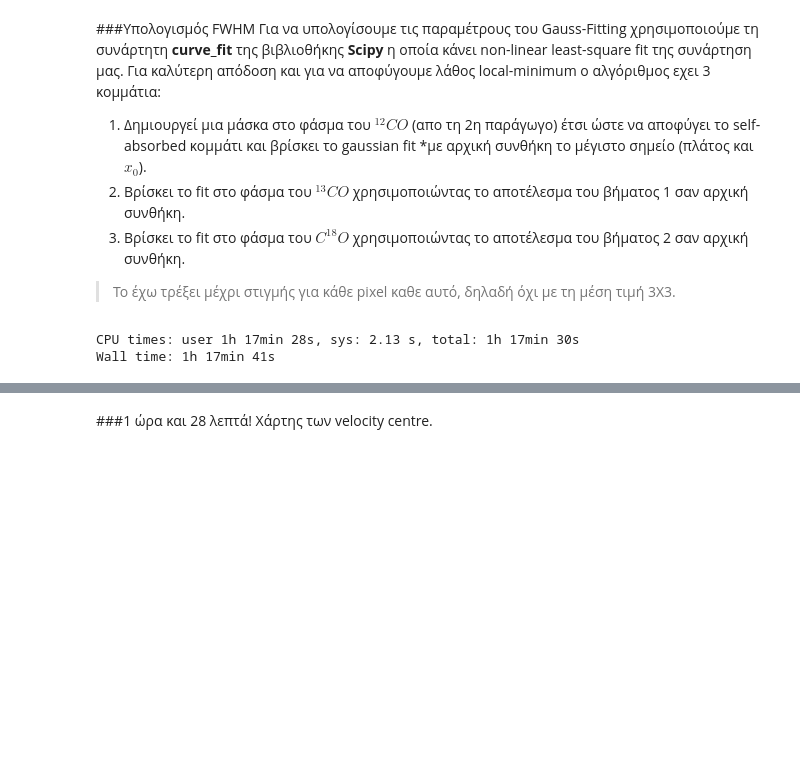
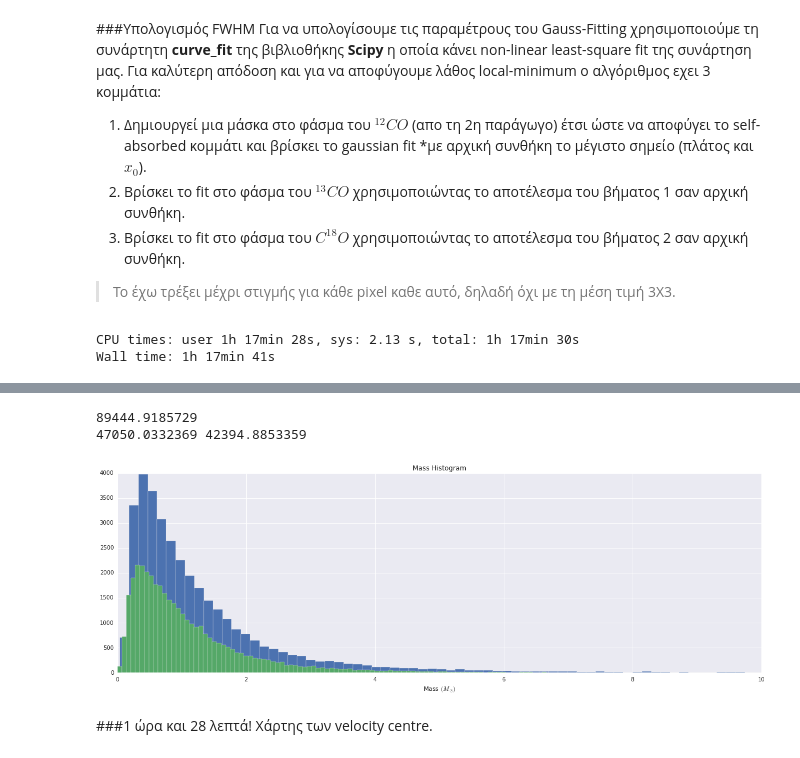
Before and after one commit to Mixpap/Ptyxiaki, a Jupyter notebook: Optical Depth.ipynb, the cells around one changed output, grey strips where cells are left out. Saved outputs shown, nothing was run; the diff lists cells and outputs as text; code cells hidden in the pictures; blank space fills up the shorter version.

```diff
--- a/Optical Depth.ipynb
+++ b/Optical Depth.ipynb
@@ -297,3 +334,25 @@ Wall time: 1h 17min 41s
+# %%
+plt.rcParams['figure.figsize'] = 17, 6
+xdl=200
+MGa=M_all.filled()
+MGp=M_p.filled()
+MGo=M_o.filled()
+hdl=MGa[:,:xdl]
+ldl=MGa[:,xdl:]
+print MGa[MGa>0].sum()
+print hdl[hdl>0].sum(),ldl[ldl>0].sum()
+ax=plt.subplot(111)
+ax.set_title('Mass Histogram')
+ax.hist(hdl[hdl>0],bins=250)
+ax.hist(ldl[ldl>0],bins=250)
+ax.set_xlabel(r'Mass $(M_{\odot})$')
+ax.set_xlim(0,10)
+plt.tight_layout()
+#plt.savefig('mass_hist',bbox_inches='tight')
+# %% [output]
+89444.9185729
+47050.0332369 42394.8853359
+[figure, added]
 # %% [markdown]
 ###1 ώρα και 28 λεπτά!
 Χάρτης των velocity centre.
```
Also changed, not shown: parts of 17 cells of this notebook, 20 other files.
